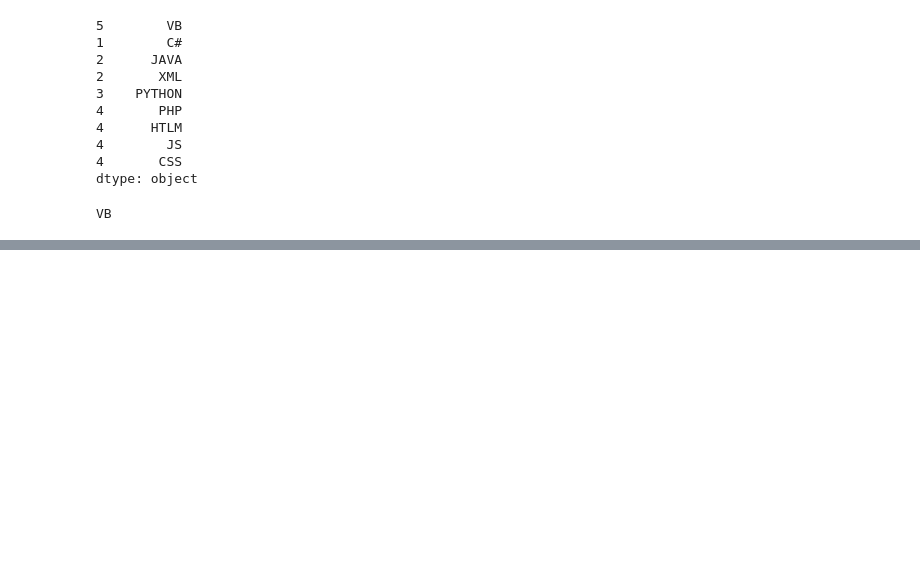
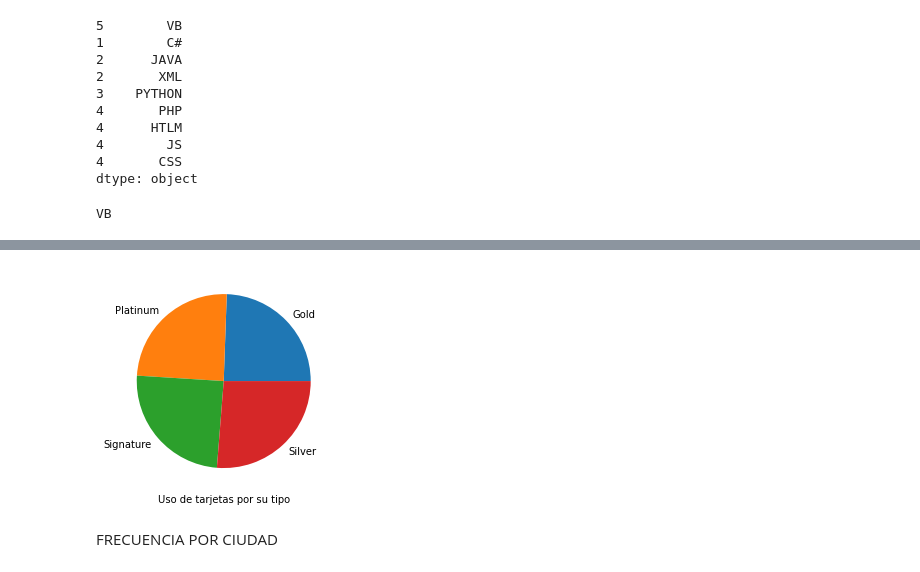
Before and after one commit to Fernando1809/Programacion-Computacional-III, a Jupyter notebook: Te_damos_la_bienvenida_a_Colaboratory.ipynb, the cells around one changed output, grey strips where cells are left out. Saved outputs shown, nothing was run; the diff lists cells and outputs as text; code cells hidden in the pictures; blank space fills up the shorter version.

```diff
--- a/Te_damos_la_bienvenida_a_Colaboratory.ipynb
+++ b/Te_damos_la_bienvenida_a_Colaboratory.ipynb
@@ -888,0 +946,10 @@ VB
+# %%
+tarjeta= pd.crosstab(index= tarjetas["Card Type"], columns="fr")
+plt.pie(tarjeta,labels=tarjeta.index)
+plt.xlabel("Uso de tarjetas por su tipo")
+plt.show()
+tarjeta.to_csv("/content/tarjetas.csv")
+# %% [output]
+[figure, added]
+# %% [markdown]
+FRECUENCIA POR CIUDAD
```
Also changed, not shown: parts of 14 cells of this notebook.
